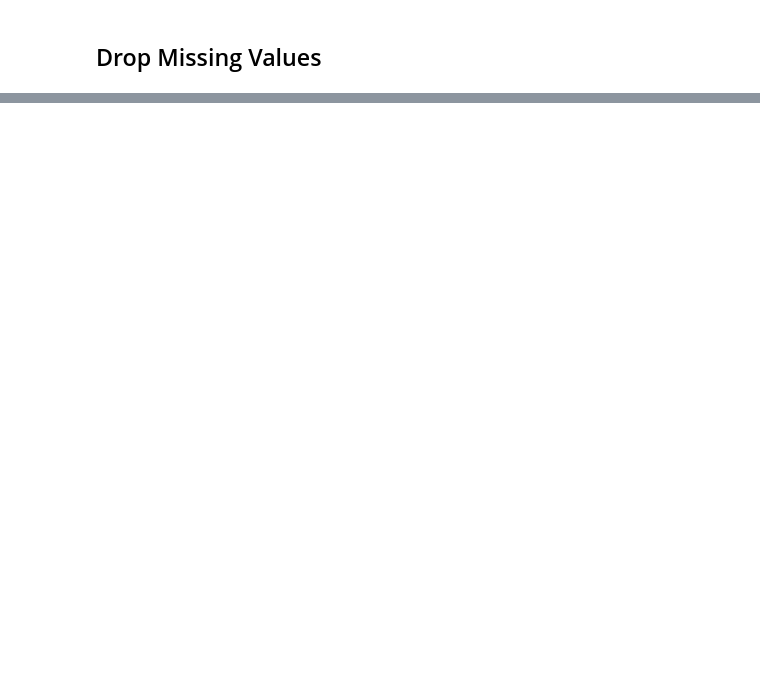
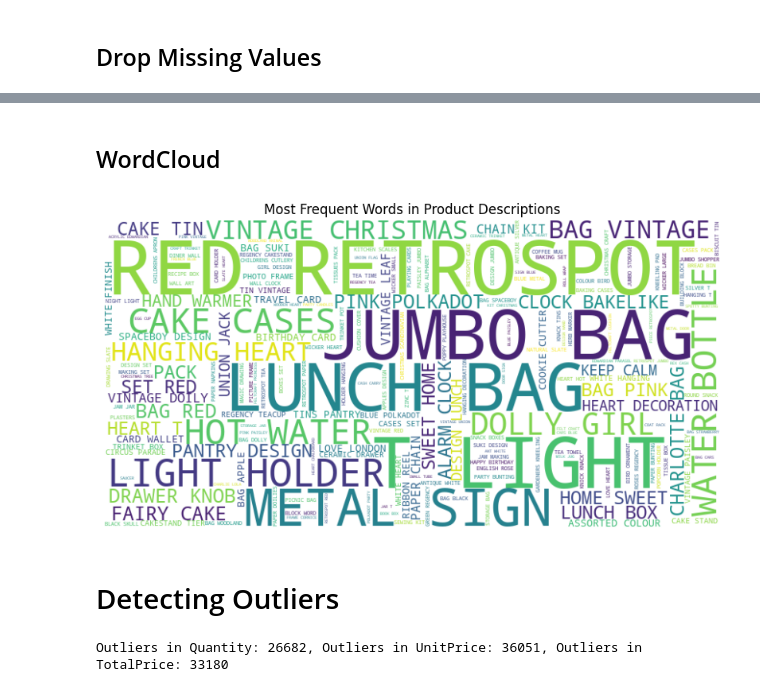
Before and after one commit to shripalmehta/ai_poc, a Jupyter notebook: AD.ipynb, the cells around one changed output, grey strips where cells are left out. Saved outputs shown, nothing was run; the diff lists cells and outputs as text; code cells hidden in the pictures; blank space fills up the shorter version.

```diff
--- a/AD.ipynb
+++ b/AD.ipynb
@@ -161,0 +286,31 @@ memory usage: 19.2+ MB
+# %% [markdown]
+## WordCloud
+# %%
+# Word Cloud to show the most frequent words in descriptions (as previously)
+
+all_descriptions = ' '.join(df['Description'].dropna().astype(str))
+wordcloud = WordCloud(width=800, height=400, background_color='white').generate(all_descriptions)
+
+plt.figure(figsize=(10, 6))
+plt.imshow(wordcloud, interpolation='bilinear')
+plt.axis('off')
+plt.title('Most Frequent Words in Product Descriptions')
+plt.show()
+# %% [output]
+[figure, added]
+# %% [markdown]
+# Detecting Outliers
+# %%
+# Detecting Outliers in Key Numerical Variables
+
+# Checking for outliers in Quantity, UnitPrice, and TotalPrice using interquartile range (IQR)
+Q1 = df[['Quantity', 'UnitPrice', 'TotalPrice']].quantile(0.25)
+Q3 = df[['Quantity', 'UnitPrice', 'TotalPrice']].quantile(0.75)
+IQR = Q3 - Q1
+
+# Identifying outliers as values that are 1.5*IQR beyond Q1 and Q3
+outliers = ((df[['Quantity', 'UnitPrice', 'TotalPrice']] < (Q1 - 1.5 * IQR)) |
+            (df[['Quantity', 'UnitPrice', 'TotalPrice']] > (Q3 + 1.5 * IQR))).sum()
+print(f"Outliers in Quantity: {outliers['Quantity']}, Outliers in UnitPrice: {outliers['UnitPrice']}, Outliers in TotalPrice: {outliers['TotalPrice']}")
+# %% [output]
+Outliers in Quantity: 26682, Outliers in UnitPrice: 36051, Outliers in TotalPrice: 33180
```
Also changed, not shown: parts of 19 cells of this notebook, 1 other file.
